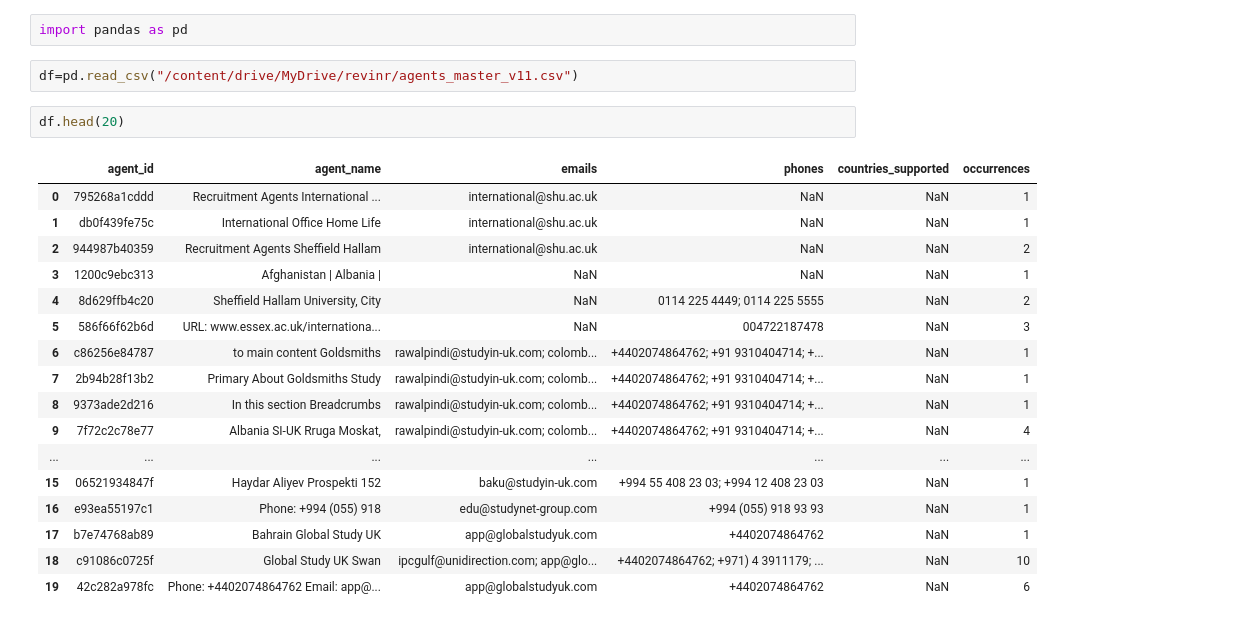
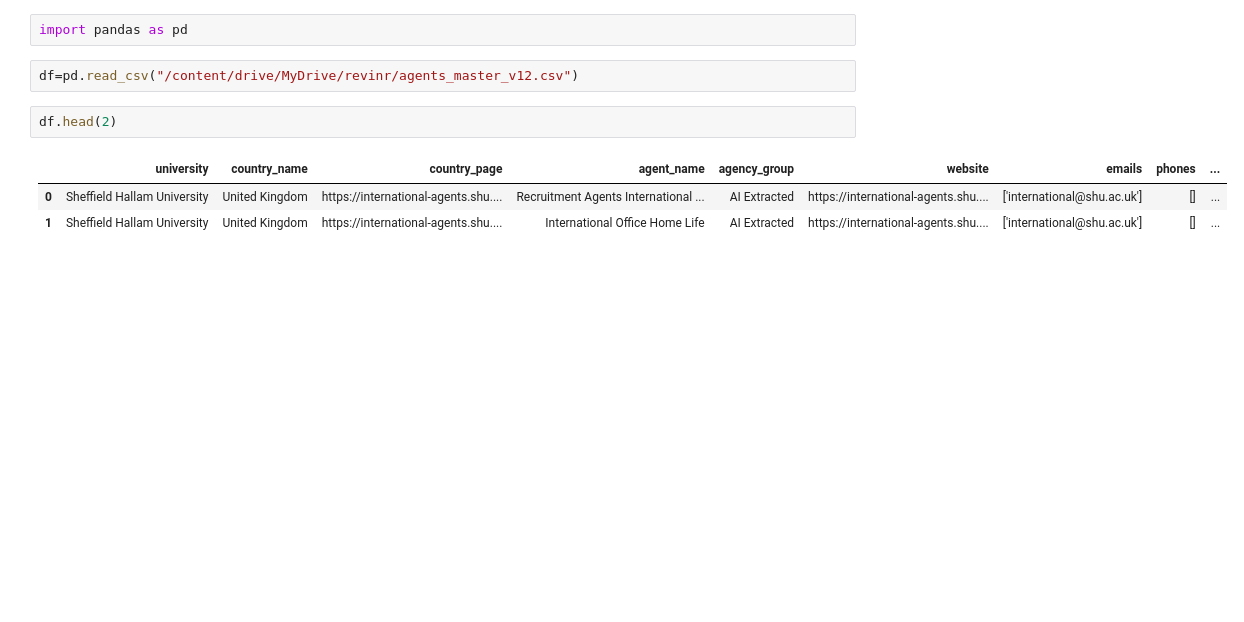
Before and after one commit to podderSoykot/crawler, a Jupyter notebook: Untitled0.ipynb, the cells around one changed output. Cells and saved outputs as stored; diff of their text form; blank space fills up the shorter version.

```diff
--- a/Untitled0.ipynb
+++ b/Untitled0.ipynb
@@ -1,27 +1,13 @@
 # %%
 import pandas as pd
 # %%
-df=pd.read_csv("/content/drive/MyDrive/revinr/agents_master_v11.csv")
+df=pd.read_csv("/content/drive/MyDrive/revinr/agents_master_v12.csv")
 # %%
-df.head(20)
+df.head(2)
 # %% [output]
-|  | agent_id | agent_name | emails | phones | countries_supported | occurrences |
-| 0 | 795268a1cddd | Recruitment Agents International ... | international@shu.ac.uk | NaN | NaN | 1 |
-| 1 | db0f439fe75c | International Office Home Life | international@shu.ac.uk | NaN | NaN | 1 |
-| 2 | 944987b40359 | Recruitment Agents Sheffield Hallam | international@shu.ac.uk | NaN | NaN | 2 |
-| 3 | 1200c9ebc313 | Afghanistan | Albania | | NaN | NaN | NaN | 1 |
-| 4 | 8d629ffb4c20 | Sheffield Hallam University, City | NaN | 0114 225 4449; 0114 225 5555 | NaN | 2 |
-| 5 | 586f66f62b6d | URL: www.essex.ac.uk/internationa... | NaN | 004722187478 | NaN | 3 |
-| 6 | c86256e84787 | to main content Goldsmiths | rawalpindi@studyin-uk.com; colomb... | +4402074864762; +91 9310404714; +... | NaN | 1 |
-| 7 | 2b94b28f13b2 | Primary About Goldsmiths Study | rawalpindi@studyin-uk.com; colomb... | +4402074864762; +91 9310404714; +... | NaN | 1 |
-| 8 | 9373ade2d216 | In this section Breadcrumbs | rawalpindi@studyin-uk.com; colomb... | +4402074864762; +91 9310404714; +... | NaN | 1 |
-| 9 | 7f72c2c78e77 | Albania SI-UK Rruga Moskat, | rawalpindi@studyin-uk.com; colomb... | +4402074864762; +91 9310404714; +... | NaN | 4 |
-| ... | ... | ... | ... | ... | ... | ... |
-| 15 | 06521934847f | Haydar Aliyev Prospekti 152 | baku@studyin-uk.com | +994 55 408 23 03; +994 12 408 23 03 | NaN | 1 |
-| 16 | e93ea55197c1 | Phone: +994 (055) 918 | edu@studynet-group.com | +994 (055) 918 93 93 | NaN | 1 |
-| 17 | b7e74768ab89 | Bahrain Global Study UK | app@globalstudyuk.com | +4402074864762 | NaN | 1 |
-| 18 | c91086c0725f | Global Study UK Swan | ipcgulf@unidirection.com; app@glo... | +4402074864762; +971) 4 3911179; ... | NaN | 10 |
-| 19 | 42c282a978fc | Phone: +4402074864762 Email: app@... | app@globalstudyuk.com | +4402074864762 | NaN | 6 |
+|  | university | country_name | country_page | agent_name | agency_group | website | emails | phones | ... |
+| 0 | Sheffield Hallam University | United Kingdom | https://international-agents.shu.... | Recruitment Agents International ... | AI Extracted | https://international-agents.shu.... | ['international@shu.ac.uk'] | [] | ... |
+| 1 | Sheffield Hallam University | United Kingdom | https://international-agents.shu.... | International Office Home Life | AI Extracted | https://international-agents.shu.... | ['international@shu.ac.uk'] | [] | ... |
 # %%
 import pandas as pd
 import re
```
Also changed, not shown: parts of 3 cells of this notebook, 27 other files.
